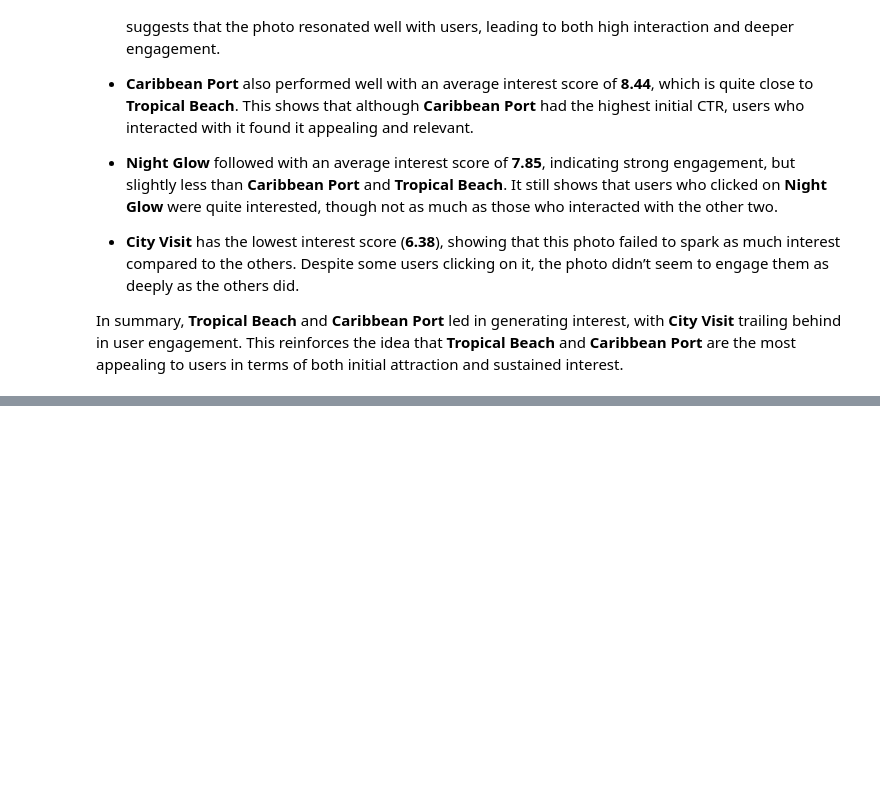
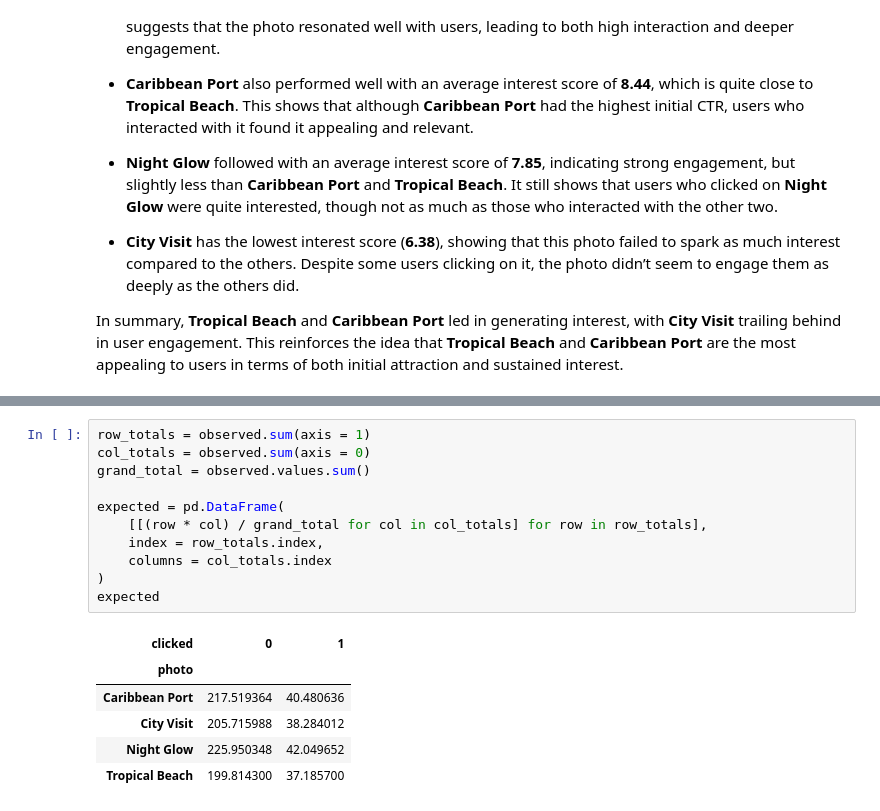
Before and after one commit to pranjul11garg/Lobster-Land-Marketing-Strategy, a Jupyter notebook: lobster.ipynb, the cells around one changed output, grey strips where cells are left out. Drawn from its saved outputs; the diff is of its cells as text; blank space fills up the shorter version.

```diff
--- a/lobster.ipynb
+++ b/lobster.ipynb
@@ -1266,0 +1279,18 @@ In summary, **Tropical Beach** and **Caribbean Port** led in generating interest
+# %%
+row_totals = observed.sum(axis = 1)
+col_totals = observed.sum(axis = 0)
+grand_total = observed.values.sum()
+
+expected = pd.DataFrame(
+    [[(row * col) / grand_total for col in col_totals] for row in row_totals],
+    index = row_totals.index,
+    columns = col_totals.index
+)
+expected
+# %% [output]
+| clicked | 0 | 1 |
+| photo |  |  |
+| Caribbean Port | 217.519364 | 40.480636 |
+| City Visit | 205.715988 | 38.284012 |
+| Night Glow | 225.950348 | 42.049652 |
+| Tropical Beach | 199.814300 | 37.185700 |
```
Also changed, not shown: parts of 4 cells of this notebook.
